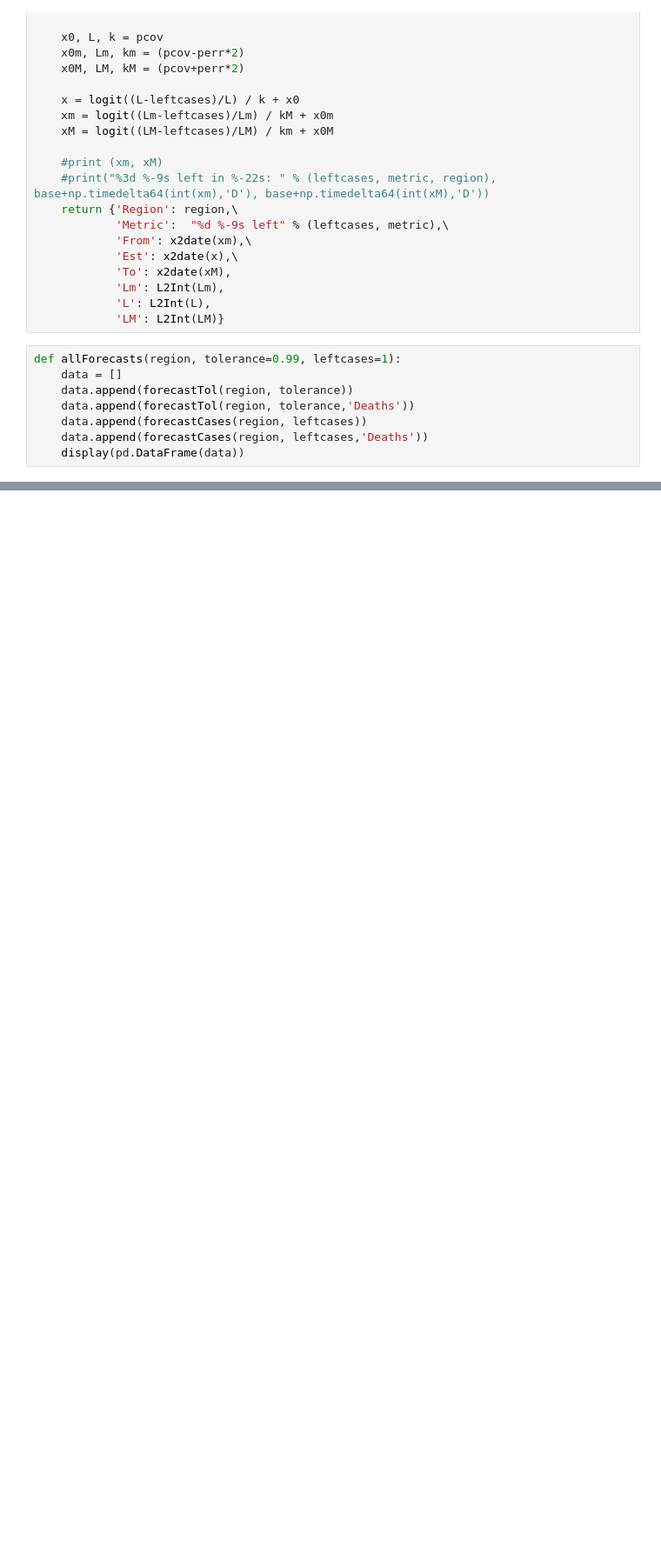
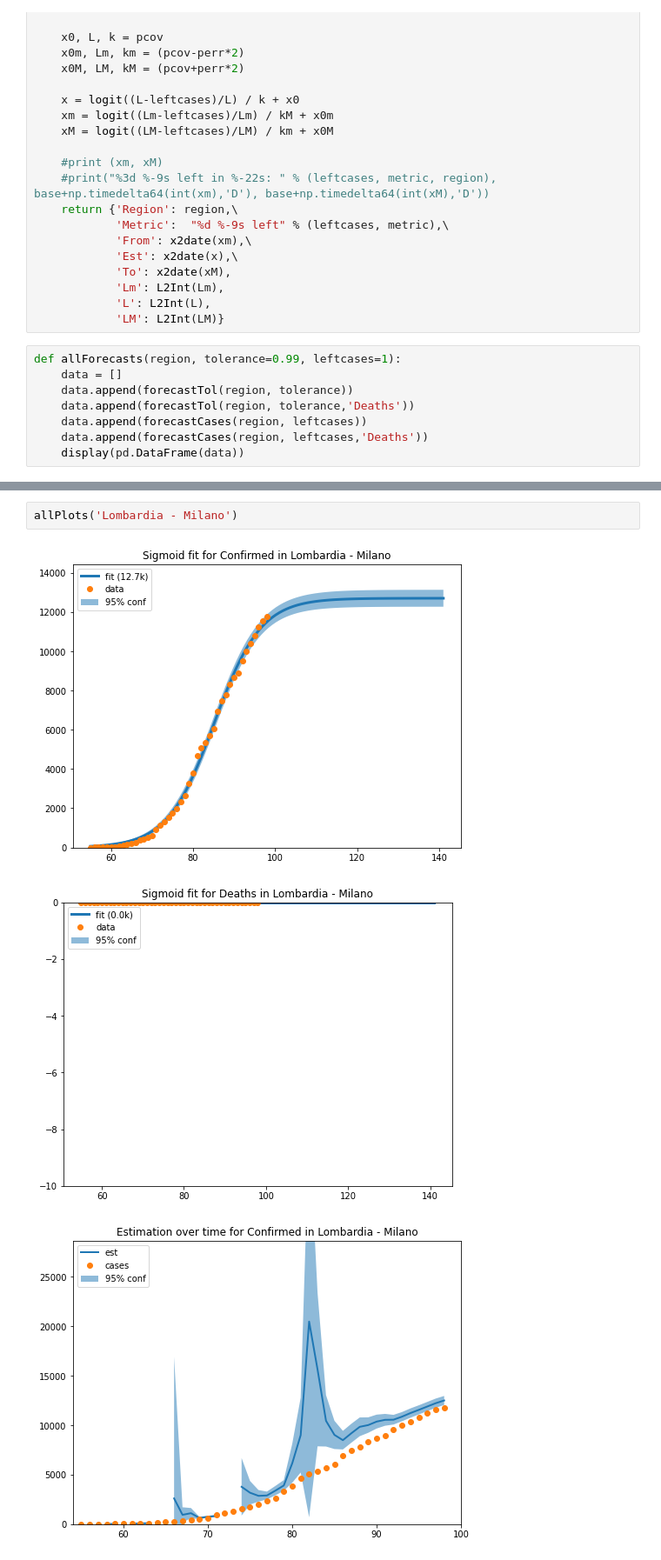
Before and after one commit to fmossott/COVID19, a Jupyter notebook: pyscript/curveFit.ipynb, the cells around one changed output, grey strips where cells are left out. Shown at 87% size. Cells and saved outputs as stored; diff of their text form; blank space fills up the shorter version.

```diff
--- a/pyscript/curveFit.ipynb
+++ b/pyscript/curveFit.ipynb
@@ -374,0 +368,6 @@ allPlots('Campania - Napoli')
+# %%
+allPlots('Lombardia - Milano')
+# %% [output]
+[figure, added]
+[figure, added]
+[figure, added]
```
Also changed, not shown: parts of 15 cells of this notebook.
